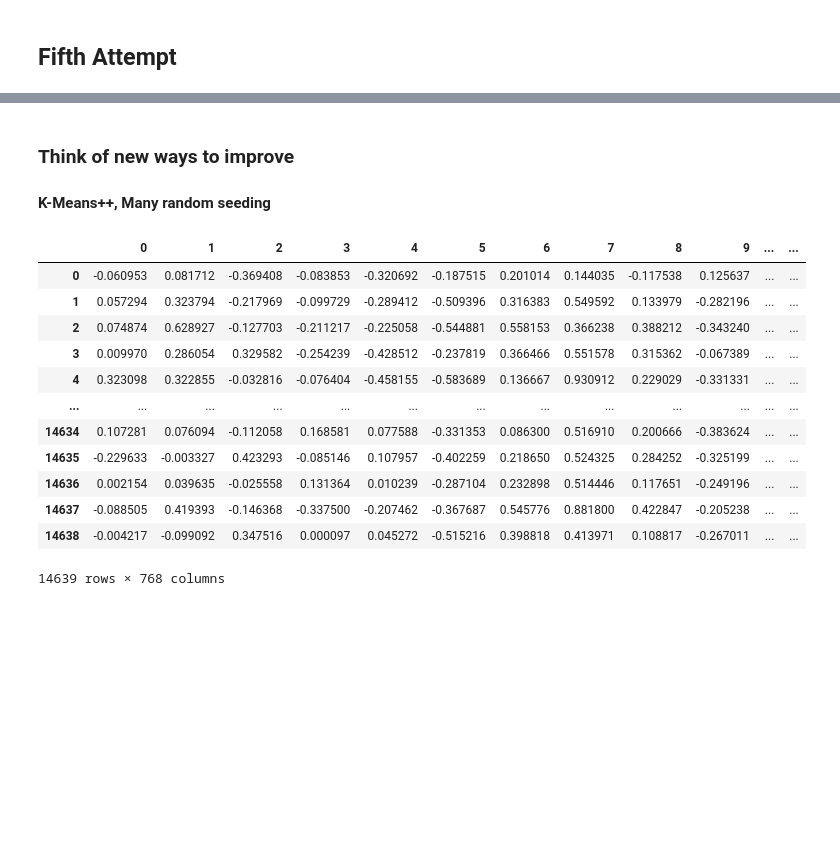
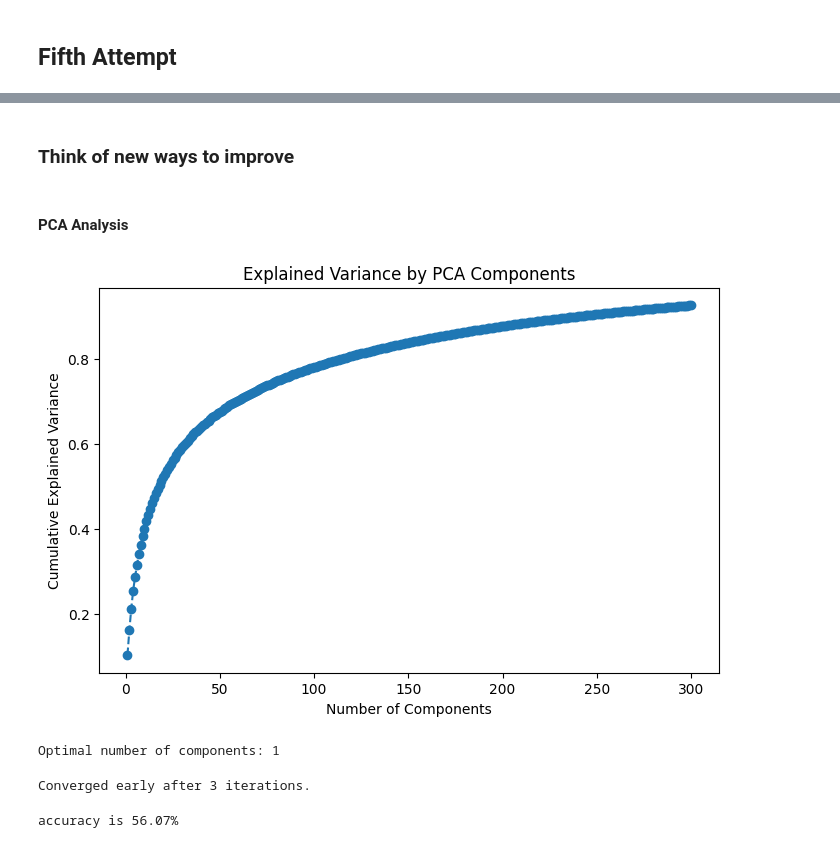
Before and after one commit to Chronyx132/IT1244-Project, a Jupyter notebook: Src/Irving.ipynb, the cells around one changed output, grey strips where cells are left out. Cells and saved outputs as stored; diff of their text form; code cells hidden in the pictures; blank space fills up the shorter version.

```diff
--- a/Src/Irving.ipynb
+++ b/Src/Irving.ipynb
@@ -508,19 +507,36 @@ Converged early after 3 iterations.
 # %% [markdown]
 ### Think of new ways to improve
-#### K-Means++, Many random seeding
-# %%
-Bert_Encoded_Text
-# %% [output]
-|  | 0 | 1 | 2 | 3 | 4 | 5 | 6 | 7 | 8 | 9 | ... | ... |
-| 0 | -0.060953 | 0.081712 | -0.369408 | -0.083853 | -0.320692 | -0.187515 | 0.201014 | 0.144035 | -0.117538 | 0.125637 | ... | ... |
-| 1 | 0.057294 | 0.323794 | -0.217969 | -0.099729 | -0.289412 | -0.509396 | 0.316383 | 0.549592 | 0.133979 | -0.282196 | ... | ... |
-| 2 | 0.074874 | 0.628927 | -0.127703 | -0.211217 | -0.225058 | -0.544881 | 0.558153 | 0.366238 | 0.388212 | -0.343240 | ... | ... |
-| 3 | 0.009970 | 0.286054 | 0.329582 | -0.254239 | -0.428512 | -0.237819 | 0.366466 | 0.551578 | 0.315362 | -0.067389 | ... | ... |
-| 4 | 0.323098 | 0.322855 | -0.032816 | -0.076404 | -0.458155 | -0.583689 | 0.136667 | 0.930912 | 0.229029 | -0.331331 | ... | ... |
-| ... | ... | ... | ... | ... | ... | ... | ... | ... | ... | ... | ... | ... |
-| 14634 | 0.107281 | 0.076094 | -0.112058 | 0.168581 | 0.077588 | -0.331353 | 0.086300 | 0.516910 | 0.200666 | -0.383624 | ... | ... |
-| 14635 | -0.229633 | -0.003327 | 0.423293 | -0.085146 | 0.107957 | -0.402259 | 0.218650 | 0.524325 | 0.284252 | -0.325199 | ... | ... |
-| 14636 | 0.002154 | 0.039635 | -0.025558 | 0.131364 | 0.010239 | -0.287104 | 0.232898 | 0.514446 | 0.117651 | -0.249196 | ... | ... |
-| 14637 | -0.088505 | 0.419393 | -0.146368 | -0.337500 | -0.207462 | -0.367687 | 0.545776 | 0.881800 | 0.422847 | -0.205238 | ... | ... |
-| 14638 | -0.004217 | -0.099092 | 0.347516 | 0.000097 | 0.045272 | -0.515216 | 0.398818 | 0.413971 | 0.108817 | -0.267011 | ... | ... |
-14639 rows × 768 columns
+# %% [markdown]
+#### PCA Analysis
+# %%
+scaler = StandardScaler()
+bert_vectors_std = scaler.fit_transform(Bert_Encoded_Text)  # Shape: (N, 768)
+# %%
+# Choose the number of components
+n_components = 300 # Example: Reduce to 50 dimensions
+pca = PCA(n_components=n_components)
+
+bert_pca = pca.fit_transform(bert_vectors_std)  # Shape: (N, 50)
+# %%
+import matplotlib.pyplot as plt
+
+explained_variance = np.cumsum(pca.explained_variance_ratio_)
+
+plt.figure(figsize=(8, 5))
+plt.plot(range(1, len(explained_variance) + 1), explained_variance, marker='o', linestyle='--')
+plt.xlabel('Number of Components')
+plt.ylabel('Cumulative Explained Variance')
+plt.title('Explained Variance by PCA Components')
+plt.show()
+# %% [output]
+[figure, added]
+# %%
+n_components_optimal = np.argmax(explained_variance >= 0.95) + 1
+print(f"Optimal number of components: {n_components_optimal}")
+# %% [output]
+Optimal number of components: 1
+# %%
+initial_centroids = centroid_initalizer(bert_pca, 3, cos_distance)
+clusters2, centers2 = KMeansClustering(bert_pca, initial_centroids, 3, 500)
+# %% [output]
+Converged early after 3 iterations.
@@ -526,0 +562,5 @@ Bert_Encoded_Text
+# %%
+accuracy2 = np.mean(tweets["airline_sentiment"] ==  predicted_sentiments2)
+print(f"accuracy is {np.round(accuracy2*100, 2)}%")
+# %% [output]
+accuracy is 56.07%
```
Also changed, not shown: parts of 4 cells of this notebook.
